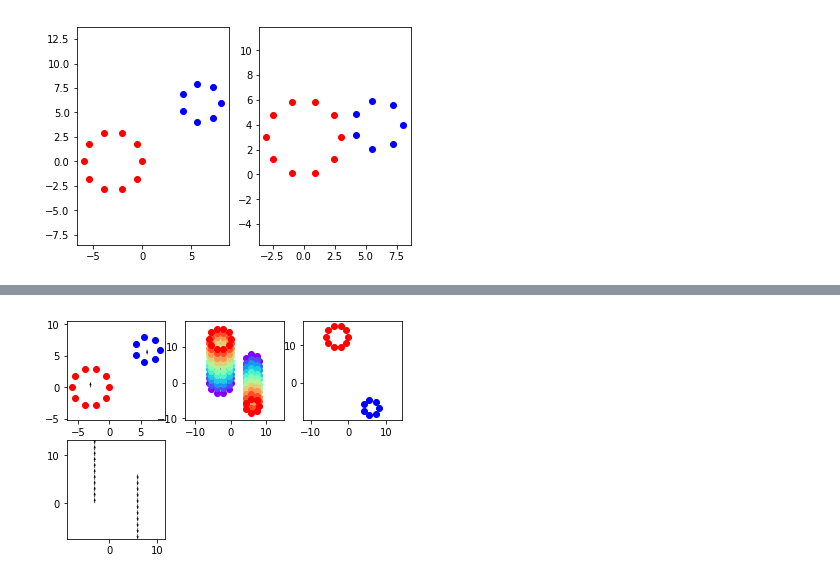
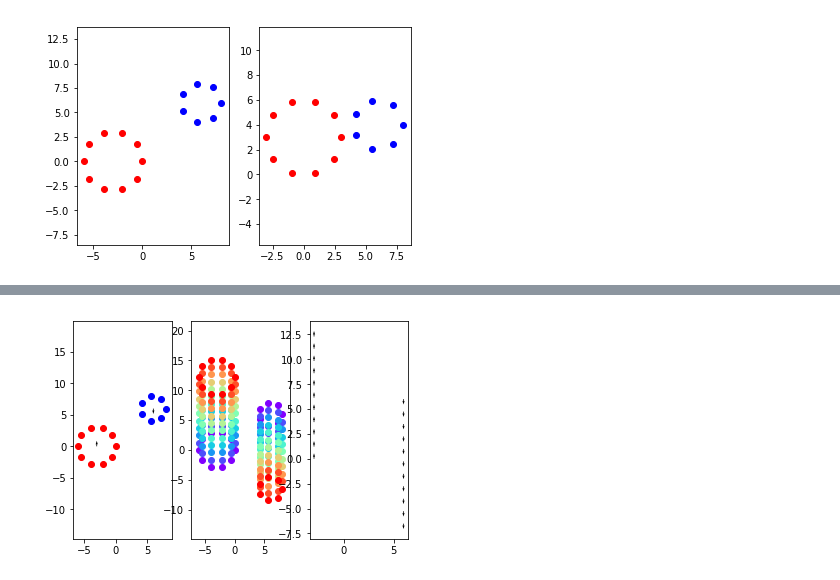
Before and after one commit to RosaKow/Masterthesis, a Jupyter notebook: defmod/multishape_circles.ipynb, the cells around one changed output, grey strips where cells are left out. Drawn from its saved outputs; the diff is of its cells as text; code cells hidden in the pictures.

```diff
--- a/defmod/multishape_circles.ipynb
+++ b/defmod/multishape_circles.ipynb
@@ -138,2 +86,0 @@ torch.autograd.grad(H(gd_list, mom_list, controls_list, z, l_list, Constr),l_lis
-# %%
-H.apply_constraints(gd_list, [z[0], z[1], gd_list[2]], l_list, controls_list, Constr)
@@ -246,32 +104,30 @@ for t in range(N):
 # %%
 import matplotlib.cm as cm
 
-plt.subplot(2,3,1)
+# Geometrical descriptors at initial time
+plt.subplot(1,3,1)
 plt.scatter(source[0][:, 0].detach().numpy(), source[0][:, 1].detach().numpy(), c='red')
 plt.scatter(source[1][:, 0].detach().numpy(), source[1][:, 1].detach().numpy(), c='blue')
 mm.plotControl(controls_list, z)
 plt.axis('equal')
 
-plt.subplot(2,3,2)
+# Geometrical Descriptors transported over time by shooting
+plt.subplot(1,3,2)
 colors = cm.rainbow(np.linspace(0, 1, len(gd_t)))
 for i,c in zip(range(len(gd_t)), colors):
     plt.scatter(gd_t[i][0][:,0].detach().numpy(), gd_t[i][0][:, 1].detach().numpy(), color=c)
     plt.scatter(gd_t[i][1][:,0].detach().numpy(), gd_t[i][1][:, 1].detach().numpy(), color=c)
 plt.axis('equal')
 
-plt.subplot(2,3,3)
-plt.scatter(gd_final[0][:, 0].detach().numpy(), gd_final[0][:, 1].detach().numpy(), c='red')
-plt.scatter(gd_final[1][:, 0].detach().numpy(), gd_final[1][:, 1].detach().numpy(), c='blue')
-plt.axis('equal')
-
-plt.subplot(2,3,4)
+# controls over time
+plt.subplot(1,3,3)
 for i in range(len(controls_t)):
     mm.plotControl(controls_t[i], [center_t[i][0],center_t[i][1]])
 plt.axis('equal')
 
 plt.show()
 # %% [output]
-[figure, old version]
+[figure, new version]
 # %%
 controls1_t = []
 controls2_t = []
```
Also changed, not shown: parts of 22 cells of this notebook, 2 other files.
